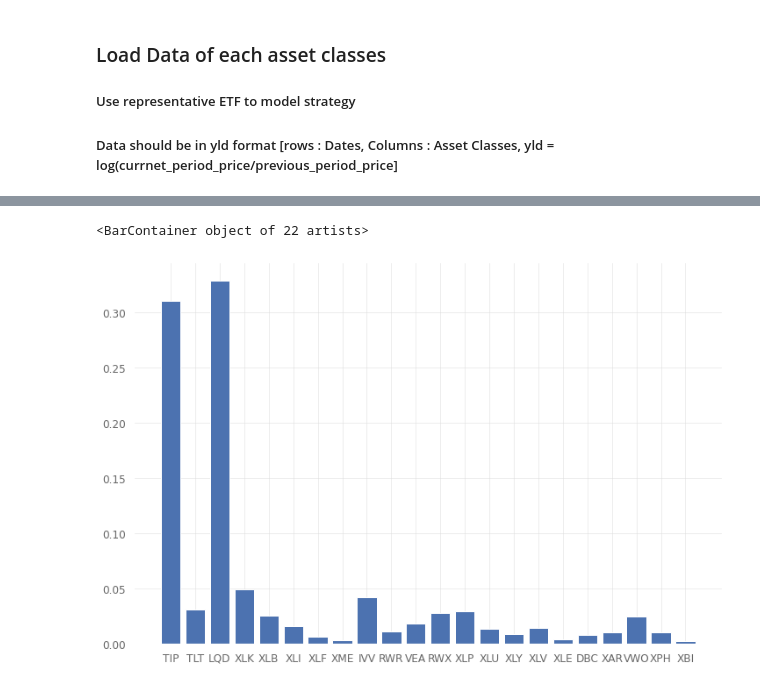
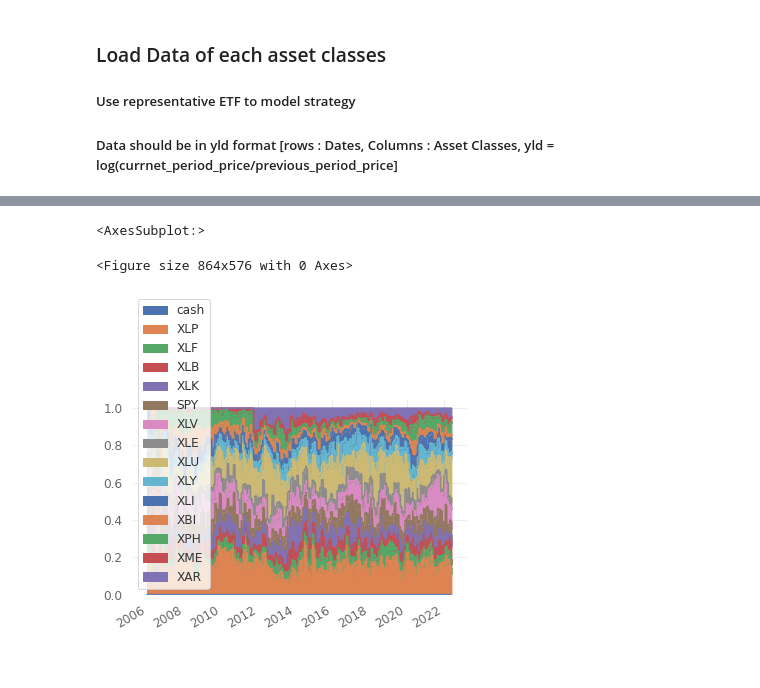
Before and after one commit to QuhiQuhihi/project_Asset_Allocation, a Jupyter notebook: 02_hierachical_risk_parity.ipynb, the cells around one changed output, grey strips where cells are left out. Drawn from its saved outputs; the diff is of its cells as text; code cells hidden in the pictures.

```diff
--- a/02_hierachical_risk_parity.ipynb
+++ b/02_hierachical_risk_parity.ipynb
@@ -24,0 +26,4 @@ from scipy.cluster.hierarchy import dendrogram, linkage
+# %%
+start_date='2006-01-01'
+end_date='2022-06-01'
+cost=0.001
@@ -27,14 +43,7 @@ from scipy.cluster.hierarchy import dendrogram, linkage
 ##### Use representative ETF to model strategy
 ##### Data should be in yld format [rows : Dates, Columns : Asset Classes, yld = log(currnet_period_price/previous_period_price]
 # %%
-asset_class_ticker =[
-    "IVV",  # iShares Core S&P 500 ETF                              2000-05-15
-    "VEA",  # Vanguard FTSE Developed Markets ETF                   2007-07-02
-    "VWO",  # Vanguard FTSE Emerging Markets ETF                    2005-03-04
-    "TLT",  # iShares 20+ Year Treasury Bond ETF                    2002-07-22
-    "TIP",  # iShares TIPS Bond ETF                                 2003-12-04
-    "LQD",  # iShares iBoxx $ Investment Grade Corporate Bond ETF   2002-07-22
-    "DBC",  # Invesco DB Commodity Index Tracking Fund              2006-02-03
+custom_universe =[
     "XAR",  # SPDR® S&P® Aerospace & Defense ETF                    2011-09-28
     "XLB",  # The Materials Select Sector SPDR® Fund                1998-12-16
     "XLE",  # The Energy Select Sector SPDR® Fund                   1998-12-22
@@ -48,11 +57,4 @@ asset_class_ticker =[
     "XLV",  # The Health Care Select Sector SPDR® Fund              1998-12-22
     "XPH",  # SPDR® S&P® Pharmaceuticals ETF                        2006-06-22
     "XBI",  # SPDR® S&P® Biotech ETF                                2006-02-06
-    "RWR",  # SPDR® Dow Jones® REIT ETF                             2001-04-23
-    "RWX"   # SPDR® Dow Jones® International Real Estate ETF        2006-12-15
     ]
-
-bm_class_ticker =[
-    "IVV",  # iShares Core S&P 500 ETF                              2000-05-15
-    "AGG",  # iShares Core U.S. Aggregate Bond ETF                  2002-07-22
-    ]
@@ -196,0 +178,5 @@ weights.index = [yield_df_test.columns[i] for i in weights.index]
+# %%
+engine = BacktestEngine(yfinance_list=custom_universe, fred_list=[], market_fred_list=[])
+rp = HierachicalRiskParity(engine.cache)
+engine.run_backtest(target_generator=rp, sdate=start_date, edate=end_date, transaction_cost=cost)
+my_strategy = engine.asset_df.sum(axis=1)
@@ -196,0 +250,7 @@ weights.index = [yield_df_test.columns[i] for i in weights.index]
+# %%
+historical_portfolio = engine.asset_df
+weight_historical_portfolio = pd.DataFrame(index=historical_portfolio.index, columns=historical_portfolio.columns)
+for date in historical_portfolio.index:
+    for ticker in historical_portfolio.columns:
+        weight_historical_portfolio.loc[date,ticker] = historical_portfolio.loc[date,ticker]/historical_portfolio.loc[date].sum(axis=0)
+weight_historical_portfolio
@@ -197,6 +271,7 @@ weights.index = [yield_df_test.columns[i] for i in weights.index]
 # %%
-plt.figure(figsize = (12, 8))
-plt.bar(list(weights.index), weights)
+plt.figure(figsize=(12,8))
+weight_historical_portfolio.plot.area()
 # %% [output]
-<BarContainer object of 22 artists>
+<AxesSubplot:>
+<Figure size 864x576 with 0 Axes>
-[figure, old version]
+[figure, new version]
```
Also changed, not shown: parts of 27 cells of this notebook, 2 other files.
